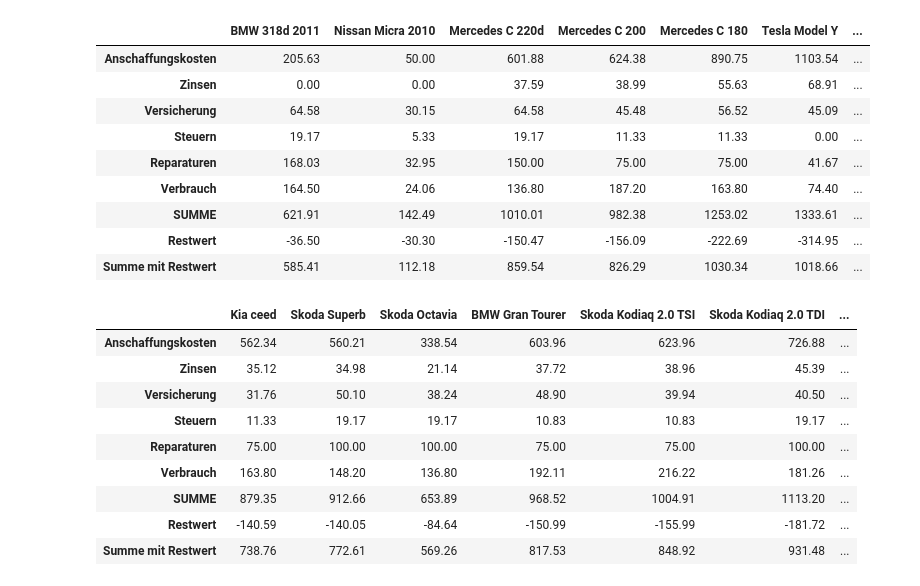
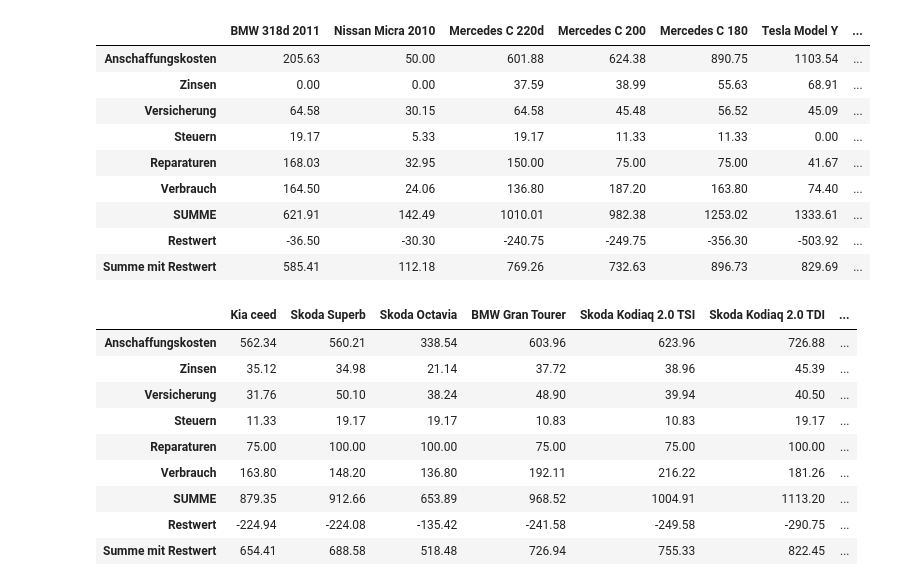
Before and after one commit to schorschie/car_cost_comparisons, a Jupyter notebook: BK_Caller_4y_25.ipynb, the cells around one changed output. Saved outputs shown, nothing was run; the diff lists cells and outputs as text; code cells hidden in the pictures.

```diff
--- a/BK_Caller_4y_25.ipynb
+++ b/BK_Caller_4y_25.ipynb
@@ -57,7 +57,7 @@ cars.append({'label': 'Mercedes C 220d',
              'car_year': 2019,
              'delivery_time': 0,
              'interest_rate': 3.,
-             'rest_value': 28890*0.25,
+             'rest_value': 28890*0.4,
              'insurance_yearly': 775,
              'taxes_yearly': 230,
              'consumption': 6.,
@@ -75,7 +75,7 @@ cars.append({'label': 'Mercedes C 200',
              'car_year': 2019,
              'delivery_time': 0,
              'interest_rate': 3.,
-             'rest_value': 29970*0.25,
+             'rest_value': 29970*0.4,
              'insurance_yearly': 545.79,
              'taxes_yearly': 136,
              'consumption': 8.,
@@ -93,7 +93,7 @@ cars.append({'label': 'Mercedes C 180',
              'car_year': 2022,
              'delivery_time': 60,
              'interest_rate': 3.,
-             'rest_value': 42755.83*0.25,
+             'rest_value': 42755.83*0.4,
              'insurance_yearly': 678.24,
              'taxes_yearly': 136,
              'consumption': 7.,
@@ -111,7 +111,7 @@ cars.append({'label': 'Tesla Model Y',
              'car_year': 2022,
              'delivery_time': 8,
              'interest_rate': 3.,
-             'rest_value': 60470*0.25,
+             'rest_value': 60470*0.4,
              'insurance_yearly': 541.02,
              'taxes_yearly': 0,
              'consumption': 16.,
@@ -129,7 +129,7 @@ cars.append({'label': 'Mazda 6 geb.',
              'car_year': 2017,
              'delivery_time': 0,
              'interest_rate': 3.,
-             'rest_value': 22980*0.25,
+             'rest_value': 22980*0.4,
              'insurance_yearly': 691.51,
              'taxes_yearly': 136,
              'consumption': 8.,
@@ -147,7 +147,7 @@ cars.append({'label': 'Mazda 6 neu',
              'car_year': 2022,
              'delivery_time': 60,
              'interest_rate': 3.,
-             'rest_value': 29692*0.25,
+             'rest_value': 29692*0.4,
              'insurance_yearly': 601.16,
              'taxes_yearly': 136,
              'consumption': 8.,
@@ -165,7 +165,7 @@ cars.append({'label': 'Kia ceed',
              'car_year': 2022,
              'delivery_time': 52,
              'interest_rate': 3.,
-             'rest_value': 26992.36*0.25,
+             'rest_value': 26992.36*0.4,
              'insurance_yearly': 381.08,
              'taxes_yearly': 136,
              'consumption': 7.,
@@ -183,7 +183,7 @@ cars.append({'label': 'Skoda Superb',
              'car_year': 2019,
              'delivery_time': 0,
              'interest_rate': 3.,
-             'rest_value': 26890*0.25,
+             'rest_value': 26890*0.4,
              'insurance_yearly': 601.26,
              'taxes_yearly': 230,
              'consumption': 6.5,
@@ -201,7 +201,7 @@ cars.append({'label': 'Skoda Octavia',
              'car_year': 2019,
              'delivery_time': 0,
              'interest_rate': 3.,
-             'rest_value': 16250*0.25,
+             'rest_value': 16250*0.4,
              'insurance_yearly': 458.92,
              'taxes_yearly': 230,
              'consumption': 6.0,
@@ -219,7 +219,7 @@ cars.append({'label': 'BMW Gran Tourer',
              'car_year': 2019,
              'delivery_time': 0,
              'interest_rate': 3.,
-             'rest_value': 28990*0.25,
+             'rest_value': 28990*0.4,
              'insurance_yearly': 586.82,
              'taxes_yearly': 130,
              'consumption': 8.21,
@@ -237,7 +237,7 @@ cars.append({'label': 'Skoda Kodiaq 2.0 TSI',
              'car_year': 2019,
              'delivery_time': 0,
              'interest_rate': 3.,
-             'rest_value': 29950*0.25,
+             'rest_value': 29950*0.4,
              'insurance_yearly': 479.25,
              'taxes_yearly': 130,
              'consumption': 9.24,
@@ -255,7 +255,7 @@ cars.append({'label': 'Skoda Kodiaq 2.0 TDI',
              'car_year': 2019,
              'delivery_time': 0,
              'interest_rate': 3.,
-             'rest_value': 34890*0.25,
+             'rest_value': 34890*0.4,
              'insurance_yearly': 486.05,
              'taxes_yearly': 230,
              'consumption': 7.95,
@@ -273,7 +273,7 @@ cars.append({'label': 'Fiat Tipo',
              'car_year': 2019,
              'delivery_time': 0,
              'interest_rate': 3.,
-             'rest_value': 14900*0.25,
+             'rest_value': 14900*0.4,
              'insurance_yearly': 487.10,
              'taxes_yearly': 100,
              'consumption': 8.13,
@@ -291,7 +291,7 @@ cars.append({'label': 'VW Passat',
              'car_year': 2018,
              'delivery_time': 0,
              'interest_rate': 3.,
-             'rest_value': 22980*0.25,
+             'rest_value': 22980*0.4,
              'insurance_yearly': 522.14,
              'taxes_yearly': 146,
              'consumption': 8.48,
@@ -396,7 +396,7 @@ brk = 8
 overview_path_1 = 'images/overview1.png'
 overview_path_2 = 'images/overview2.png'
 
-sum_row = pd.IndexSlice[calc_values.index[calc_values.index == "SUMME"], :]
+sum_row = pd.IndexSlice[calc_values.index[(calc_values.index == "SUMME") | (calc_values.index == "Summe mit Restwert")], :]
 
 dfi.export(overview.iloc[:, 0:brk ].style.applymap(df_style, subset=sum_row).set_precision(2), overview_path_1)
 dfi.export(overview.iloc[:, brk: ].style.applymap(df_style, subset=sum_row).set_precision(2), overview_path_2)
@@ -411,35 +411,35 @@ latex = r"""%s
 \onecolumn
 \null
 \vfill
 \begin{center}
 \includegraphics[width=0.95\columnwidth]{%s}
 \null
 \vspace{0.5cm}
 \includegraphics[width=0.95\columnwidth]{%s}
 \end{center}
 \vfill
 """ % (latex,
       overview_path_1,
       overview_path_2)
 # %% [output]
 |  | BMW 318d 2011 | Nissan Micra 2010 | Mercedes C 220d | Mercedes C 200 | Mercedes C 180 | Tesla Model Y | ... |
 | Anschaffungskosten | 205.63 | 50.00 | 601.88 | 624.38 | 890.75 | 1103.54 | ... |
 | Zinsen | 0.00 | 0.00 | 37.59 | 38.99 | 55.63 | 68.91 | ... |
 | Versicherung | 64.58 | 30.15 | 64.58 | 45.48 | 56.52 | 45.09 | ... |
 | Steuern | 19.17 | 5.33 | 19.17 | 11.33 | 11.33 | 0.00 | ... |
 | Reparaturen | 168.03 | 32.95 | 150.00 | 75.00 | 75.00 | 41.67 | ... |
 | Verbrauch | 164.50 | 24.06 | 136.80 | 187.20 | 163.80 | 74.40 | ... |
 | SUMME | 621.91 | 142.49 | 1010.01 | 982.38 | 1253.02 | 1333.61 | ... |
-| Restwert | -36.50 | -30.30 | -150.47 | -156.09 | -222.69 | -314.95 | ... |
-| Summe mit Restwert | 585.41 | 112.18 | 859.54 | 826.29 | 1030.34 | 1018.66 | ... |
+| Restwert | -36.50 | -30.30 | -240.75 | -249.75 | -356.30 | -503.92 | ... |
+| Summe mit Restwert | 585.41 | 112.18 | 769.26 | 732.63 | 896.73 | 829.69 | ... |
 |  | Kia ceed | Skoda Superb | Skoda Octavia | BMW Gran Tourer | Skoda Kodiaq 2.0 TSI | Skoda Kodiaq 2.0 TDI | ... |
 | Anschaffungskosten | 562.34 | 560.21 | 338.54 | 603.96 | 623.96 | 726.88 | ... |
 | Zinsen | 35.12 | 34.98 | 21.14 | 37.72 | 38.96 | 45.39 | ... |
 | Versicherung | 31.76 | 50.10 | 38.24 | 48.90 | 39.94 | 40.50 | ... |
 | Steuern | 11.33 | 19.17 | 19.17 | 10.83 | 10.83 | 19.17 | ... |
 | Reparaturen | 75.00 | 100.00 | 100.00 | 75.00 | 75.00 | 100.00 | ... |
 | Verbrauch | 163.80 | 148.20 | 136.80 | 192.11 | 216.22 | 181.26 | ... |
 | SUMME | 879.35 | 912.66 | 653.89 | 968.52 | 1004.91 | 1113.20 | ... |
-| Restwert | -140.59 | -140.05 | -84.64 | -150.99 | -155.99 | -181.72 | ... |
-| Summe mit Restwert | 738.76 | 772.61 | 569.26 | 817.53 | 848.92 | 931.48 | ... |
+| Restwert | -224.94 | -224.08 | -135.42 | -241.58 | -249.58 | -290.75 | ... |
+| Summe mit Restwert | 654.41 | 688.58 | 518.48 | 726.94 | 755.33 | 822.45 | ... |
 # %%
```
Also changed, not shown: parts of 2 cells of this notebook, 3 other files.
